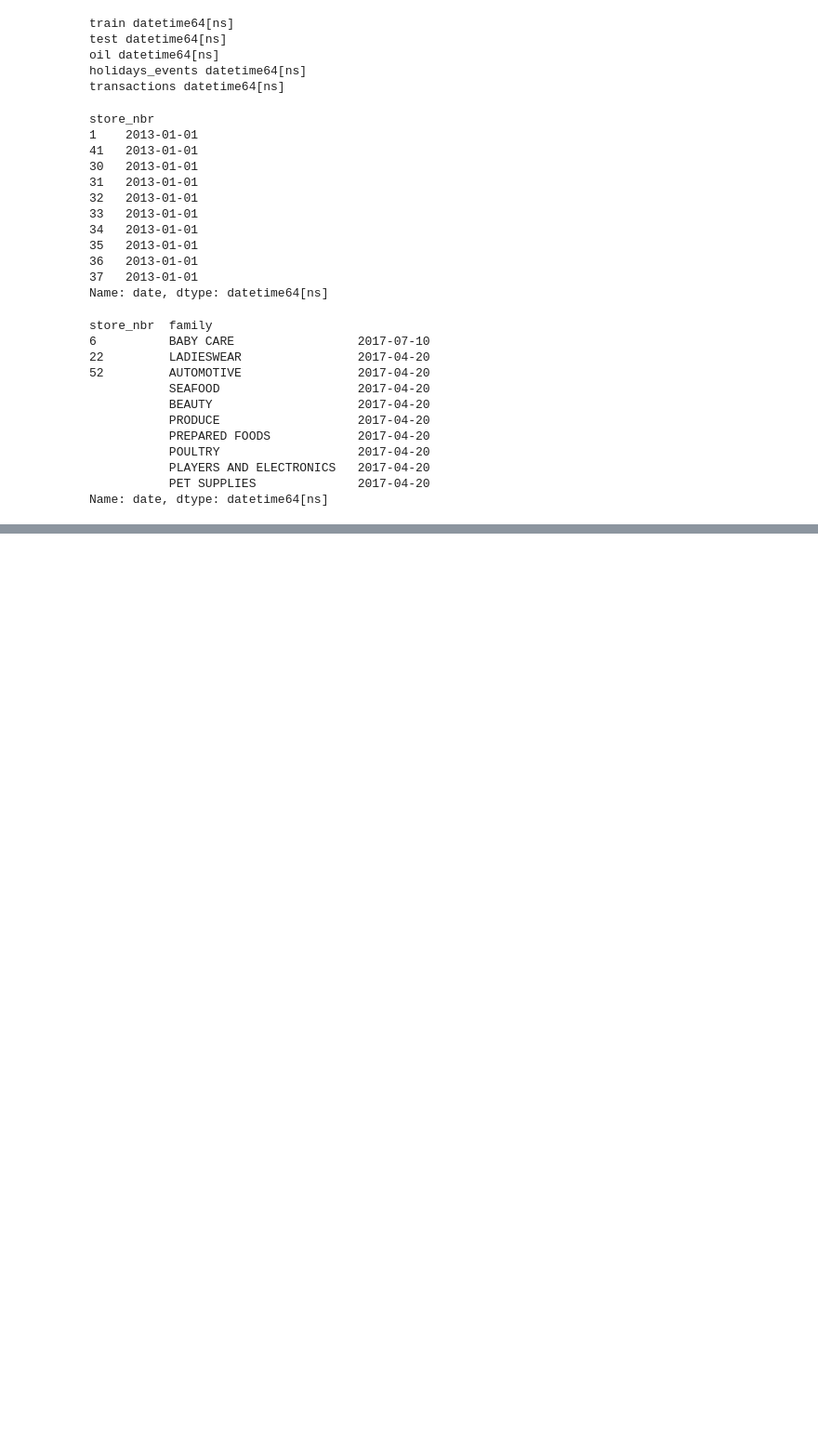
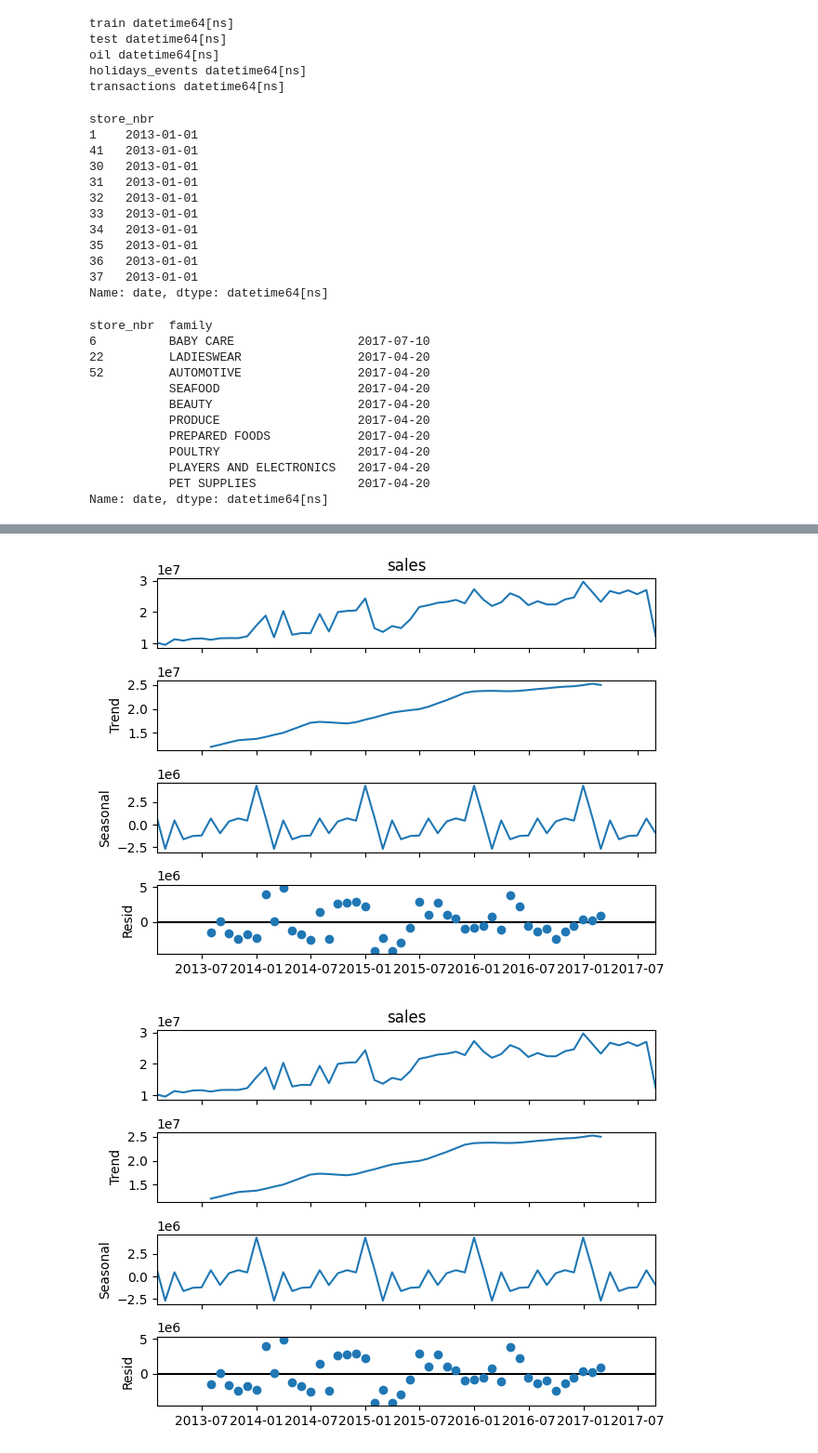
Before and after one commit to mukul9116/Future_ML_01, a Jupyter notebook: notebooks/01_eda.ipynb, the cells around one changed output, grey strips where cells are left out. Shown at 93% size. Saved outputs shown, nothing was run; the diff lists cells and outputs as text; code cells hidden in the pictures; blank space fills up the shorter version.

```diff
--- a/notebooks/01_eda.ipynb
+++ b/notebooks/01_eda.ipynb
@@ -95,0 +118,8 @@ Name: date, dtype: datetime64[ns]
+# %%
+import statsmodels.api as sm
+from statsmodels.tsa.seasonal import seasonal_decompose
+decomposition = seasonal_decompose(Monthly_sales, model ='additive', period = 12)
+decomposition.plot()
+# %% [output]
+[figure, added]
+[figure, added]
```
Also changed, not shown: parts of 5 cells of this notebook.
